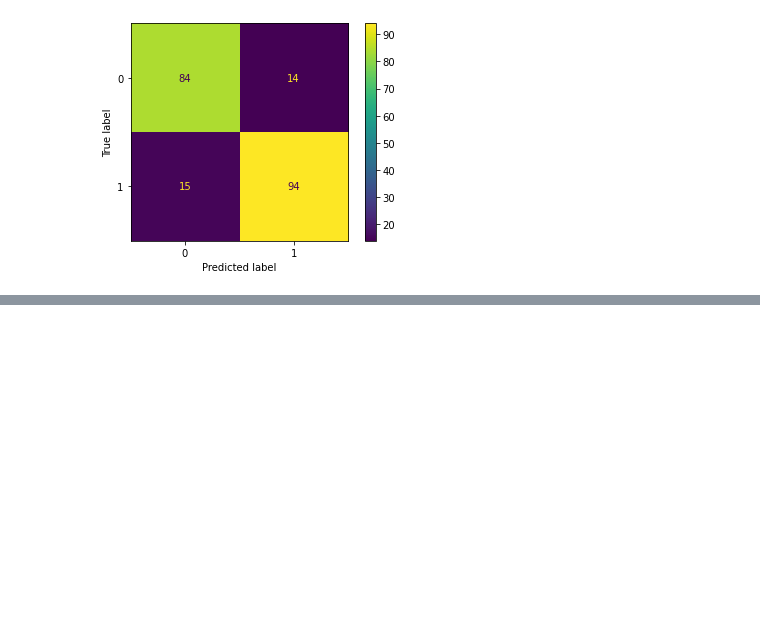
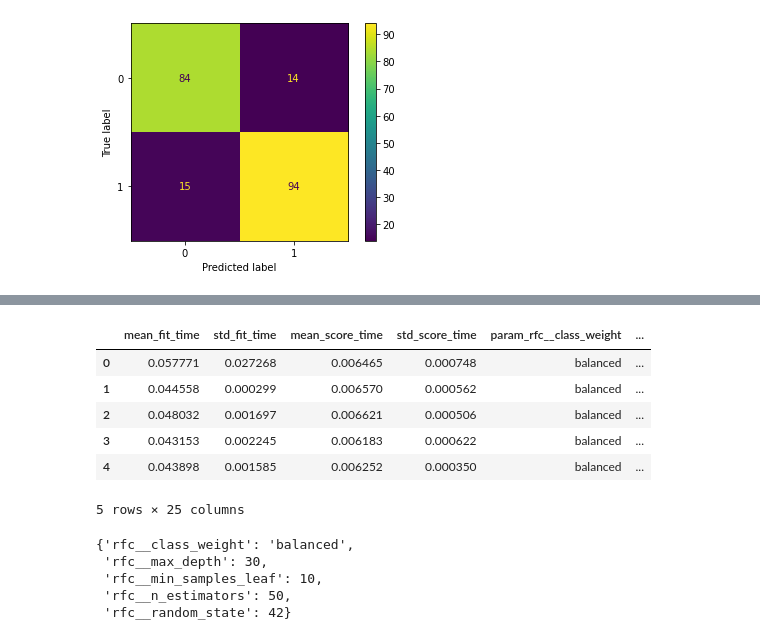
Before and after one commit to PattiCakes59/Predicting-Heart-Disease, a Jupyter notebook: Heart_Failure.ipynb, the cells around one changed output, grey strips where cells are left out. Saved outputs shown, nothing was run; the diff lists cells and outputs as text; code cells hidden in the pictures; blank space fills up the shorter version.

```diff
--- a/Heart_Failure.ipynb
+++ b/Heart_Failure.ipynb
@@ -61,5 +62,5 @@ Heart_Failure.ipynb  heart.csv
 # %%
-df = pd.read_csv('heart.csv')
+df = pd.read_csv('Heart Disease/heart.csv')
 # %% [markdown]
 ## Initial Data Exploration
 - Check out the columns and rows.
@@ -447,0 +513,20 @@ plot_confusion_matrix(pipe_rfc, X_test, y_test)
+# %%
+#Visualize the results from the Grid Search
+pd.DataFrame(grid_rfc.cv_results_).head()
+# %% [output]
+|  | mean_fit_time | std_fit_time | mean_score_time | std_score_time | param_rfc__class_weight | ... |
+| 0 | 0.057771 | 0.027268 | 0.006465 | 0.000748 | balanced | ... |
+| 1 | 0.044558 | 0.000299 | 0.006570 | 0.000562 | balanced | ... |
+| 2 | 0.048032 | 0.001697 | 0.006621 | 0.000506 | balanced | ... |
+| 3 | 0.043153 | 0.002245 | 0.006183 | 0.000622 | balanced | ... |
+| 4 | 0.043898 | 0.001585 | 0.006252 | 0.000350 | balanced | ... |
+5 rows × 25 columns
+# %%
+#Get the best parameters from the Grid Search
+grid_rfc.best_params_
+# %% [output]
+{'rfc__class_weight': 'balanced',
+ 'rfc__max_depth': 30,
+ 'rfc__min_samples_leaf': 10,
+ 'rfc__n_estimators': 50,
+ 'rfc__random_state': 42}
```
Also changed, not shown: parts of 12 cells of this notebook.
